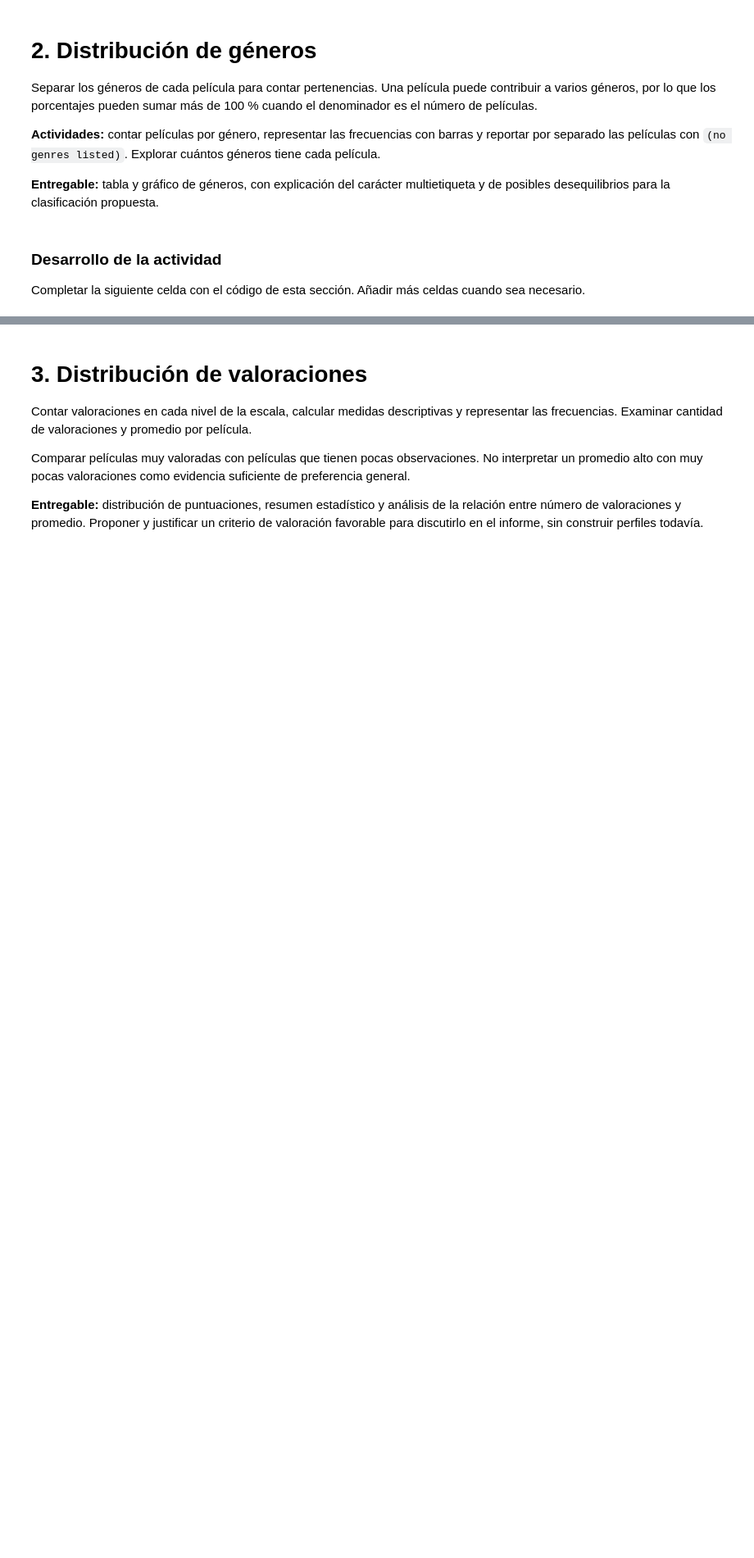
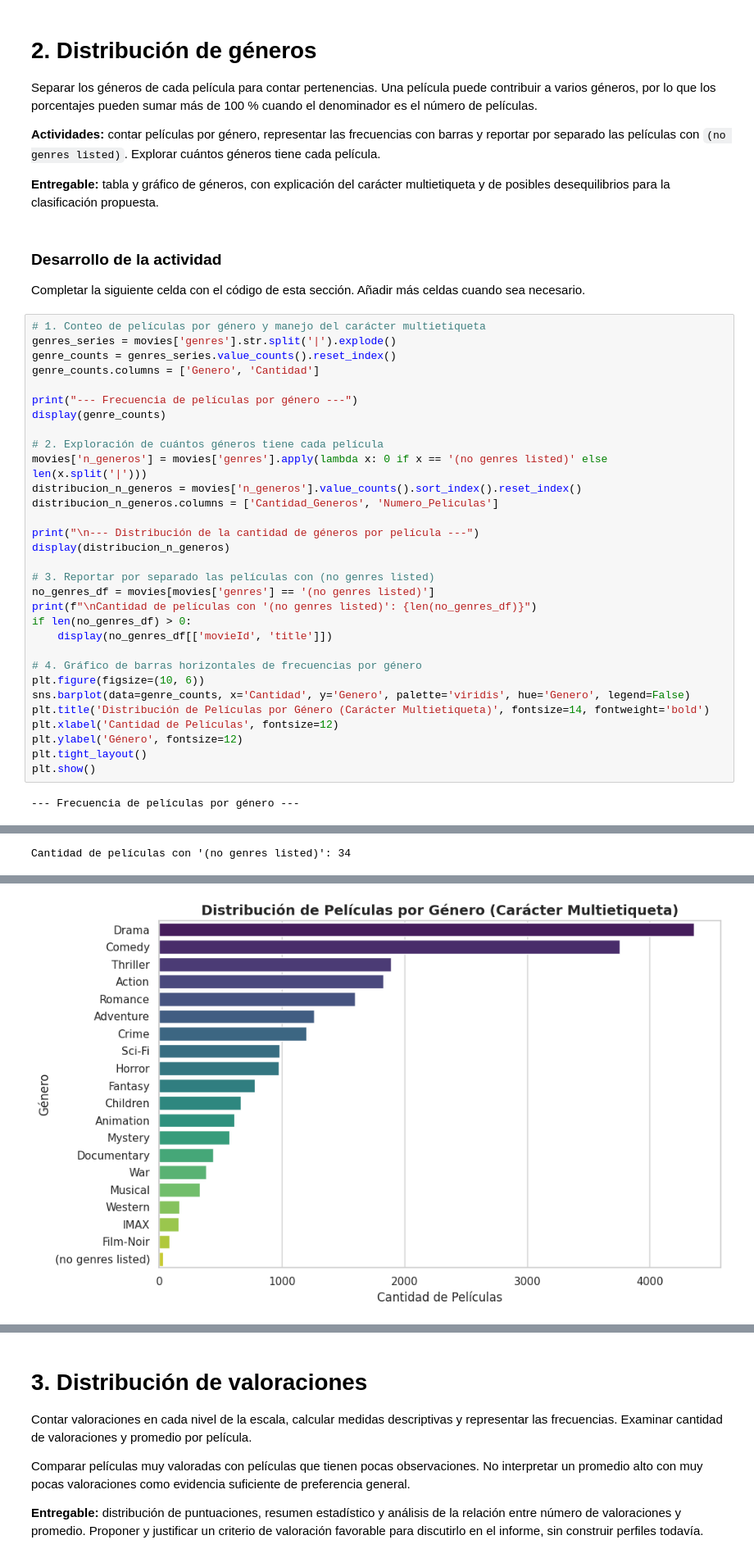
Before and after one commit to MarcoGhoul/CC219-TP-TF-2026-2-CC92, a Jupyter notebook: code/02_eda_visualizacion.ipynb, the cells around one changed output, grey strips where cells are left out. Shown at 82% size. Drawn from its saved outputs; the diff is of its cells as text; blank space fills up the shorter version.

Commit message:
Enzo: Se realizo el notebook 2_eda_visualizacion

```diff
--- a/code/02_eda_visualizacion.ipynb
+++ b/code/02_eda_visualizacion.ipynb
@@ -67,3 +198,36 @@ Separar los géneros de cada película para contar pertenencias. Una película p
 ### Desarrollo de la actividad
 
 Completar la siguiente celda con el código de esta sección. Añadir más celdas cuando sea necesario.
+# %%
+# 1. Conteo de películas por género y manejo del carácter multietiqueta
+genres_series = movies['genres'].str.split('|').explode()
+genre_counts = genres_series.value_counts().reset_index()
+genre_counts.columns = ['Genero', 'Cantidad']
+
+print("--- Frecuencia de películas por género ---")
+display(genre_counts)
+
+# 2. Exploración de cuántos géneros tiene cada película
+movies['n_generos'] = movies['genres'].apply(lambda x: 0 if x == '(no genres listed)' else len(x.split('|')))
+distribucion_n_generos = movies['n_generos'].value_counts().sort_index().reset_index()
+distribucion_n_generos.columns = ['Cantidad_Generos', 'Numero_Peliculas']
+
+print("\n--- Distribución de la cantidad de géneros por película ---")
+display(distribucion_n_generos)
+
+# 3. Reportar por separado las películas con (no genres listed)
+no_genres_df = movies[movies['genres'] == '(no genres listed)']
+print(f"\nCantidad de películas con '(no genres listed)': {len(no_genres_df)}")
+if len(no_genres_df) > 0:
+    display(no_genres_df[['movieId', 'title']])
+
+# 4. Gráfico de barras horizontales de frecuencias por género
+plt.figure(figsize=(10, 6))
+sns.barplot(data=genre_counts, x='Cantidad', y='Genero', palette='viridis', hue='Genero', legend=False)
+plt.title('Distribución de Películas por Género (Carácter Multietiqueta)', fontsize=14, fontweight='bold')
+plt.xlabel('Cantidad de Películas', fontsize=12)
+plt.ylabel('Género', fontsize=12)
+plt.tight_layout()
+plt.show()
+# %% [output]
+--- Frecuencia de películas por género ---
@@ -69,0 +263 @@ Completar la siguiente celda con el código de esta sección. Añadir más celda
+Cantidad de películas con '(no genres listed)': 34
@@ -70,3 +281,4 @@ Completar la siguiente celda con el código de esta sección. Añadir más celda
+[figure, added]
 # %% [markdown]
 ### Evidencias e interpretación
 
```
Also changed, not shown: parts of 16 cells of this notebook.
